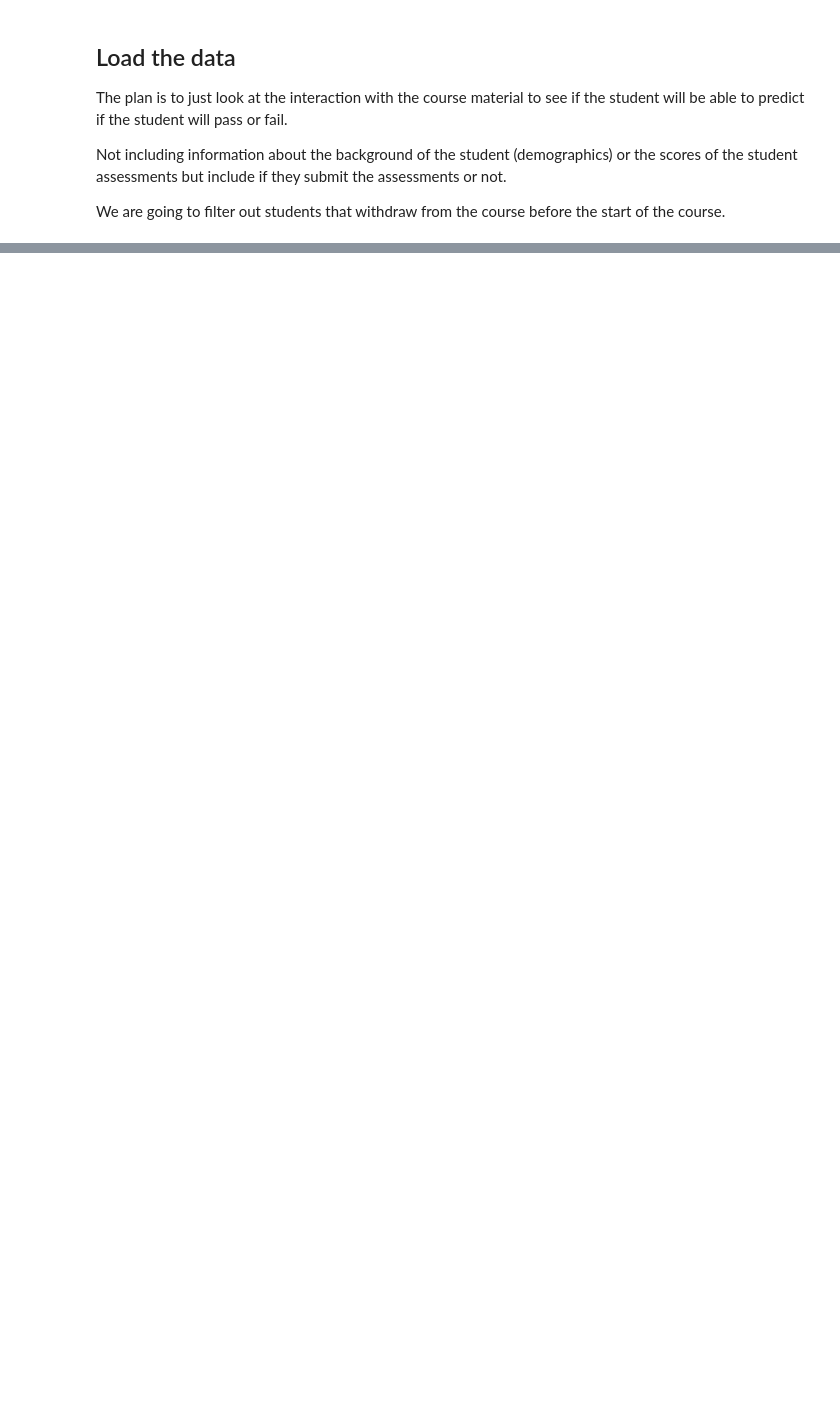
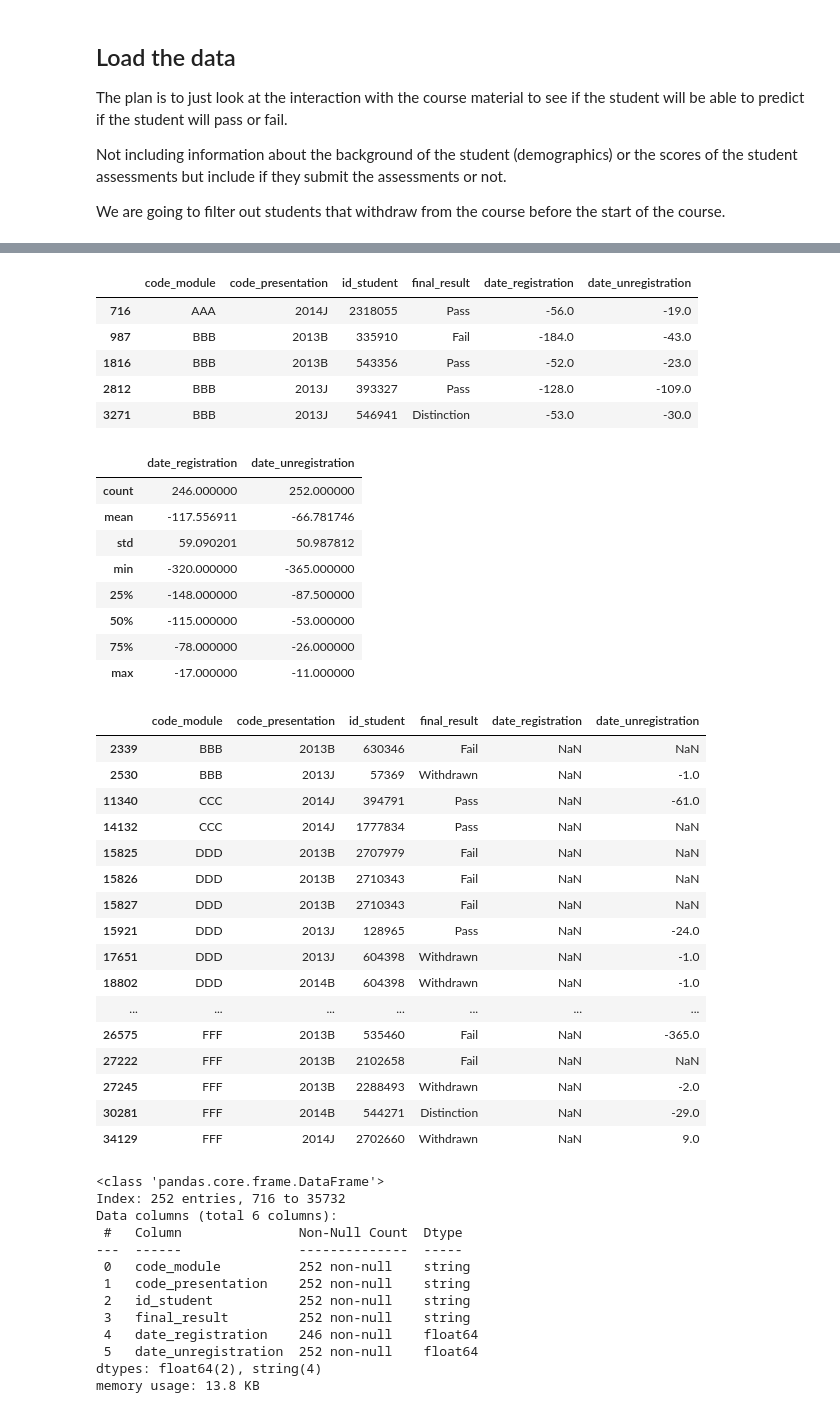
Before and after one commit to horsewell/project4, a Jupyter notebook: student_interaction_course_only.ipynb, the cells around one changed output, grey strips where cells are left out. Cells and saved outputs as stored; diff of their text form; code cells hidden in the pictures; blank space fills up the shorter version.

```diff
--- a/student_interaction_course_only.ipynb
+++ b/student_interaction_course_only.ipynb
@@ -66,3 +103,55 @@ None
+# %%
+bf_course_df = student_df.loc[student_df['date_unregistration'] <= -11].copy()
+display(bf_course_df.head())
+display(bf_course_df.describe())
+display(student_df.loc[student_df['date_registration'].isnull()])
+bf_course_df.info()
+# %% [output]
+|  | code_module | code_presentation | id_student | final_result | date_registration | date_unregistration |
+| 716 | AAA | 2014J | 2318055 | Pass | -56.0 | -19.0 |
+| 987 | BBB | 2013B | 335910 | Fail | -184.0 | -43.0 |
+| 1816 | BBB | 2013B | 543356 | Pass | -52.0 | -23.0 |
+| 2812 | BBB | 2013J | 393327 | Pass | -128.0 | -109.0 |
+| 3271 | BBB | 2013J | 546941 | Distinction | -53.0 | -30.0 |
+|  | date_registration | date_unregistration |
+| count | 246.000000 | 252.000000 |
+| mean | -117.556911 | -66.781746 |
+| std | 59.090201 | 50.987812 |
+| min | -320.000000 | -365.000000 |
+| 25% | -148.000000 | -87.500000 |
+| 50% | -115.000000 | -53.000000 |
+| 75% | -78.000000 | -26.000000 |
+| max | -17.000000 | -11.000000 |
+|  | code_module | code_presentation | id_student | final_result | date_registration | date_unregistration |
+| 2339 | BBB | 2013B | 630346 | Fail | NaN | NaN |
+| 2530 | BBB | 2013J | 57369 | Withdrawn | NaN | -1.0 |
+| 11340 | CCC | 2014J | 394791 | Pass | NaN | -61.0 |
+| 14132 | CCC | 2014J | 1777834 | Pass | NaN | NaN |
+| 15825 | DDD | 2013B | 2707979 | Fail | NaN | NaN |
+| 15826 | DDD | 2013B | 2710343 | Fail | NaN | NaN |
+| 15827 | DDD | 2013B | 2710343 | Fail | NaN | NaN |
+| 15921 | DDD | 2013J | 128965 | Pass | NaN | -24.0 |
+| 17651 | DDD | 2013J | 604398 | Withdrawn | NaN | -1.0 |
+| 18802 | DDD | 2014B | 604398 | Withdrawn | NaN | -1.0 |
+| ... | ... | ... | ... | ... | ... | ... |
+| 26575 | FFF | 2013B | 535460 | Fail | NaN | -365.0 |
+| 27222 | FFF | 2013B | 2102658 | Fail | NaN | NaN |
+| 27245 | FFF | 2013B | 2288493 | Withdrawn | NaN | -2.0 |
+| 30281 | FFF | 2014B | 544271 | Distinction | NaN | -29.0 |
+| 34129 | FFF | 2014J | 2702660 | Withdrawn | NaN | 9.0 |
+<class 'pandas.core.frame.DataFrame'>
+Index: 252 entries, 716 to 35732
+Data columns (total 6 columns):
+ #   Column               Non-Null Count  Dtype
+---  ------               --------------  -----
+ 0   code_module          252 non-null    string
+ 1   code_presentation    252 non-null    string
+ 2   id_student           252 non-null    string
+ 3   final_result         252 non-null    string
+ 4   date_registration    246 non-null    float64
+ 5   date_unregistration  252 non-null    float64
+dtypes: float64(2), string(4)
+memory usage: 13.8 KB
 # %%
 ## need to add the Vle connected to Student Vle
 vle_ds = engine.execute(text("""
```
Also changed, not shown: parts of 7 cells of this notebook.
